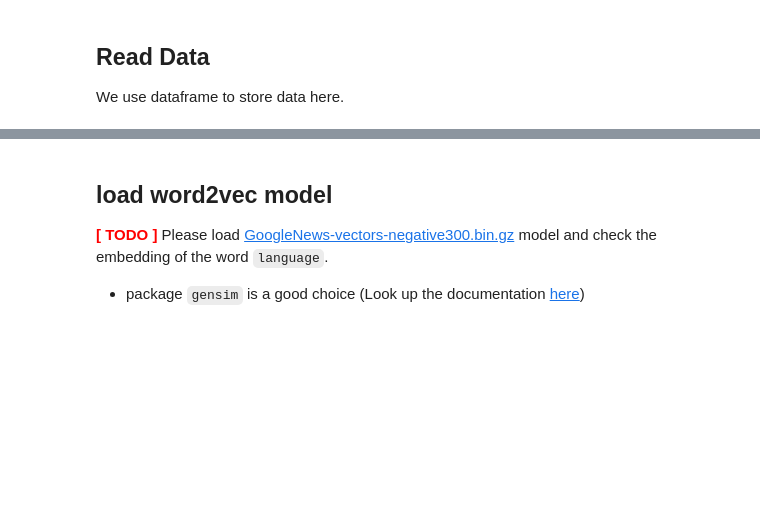
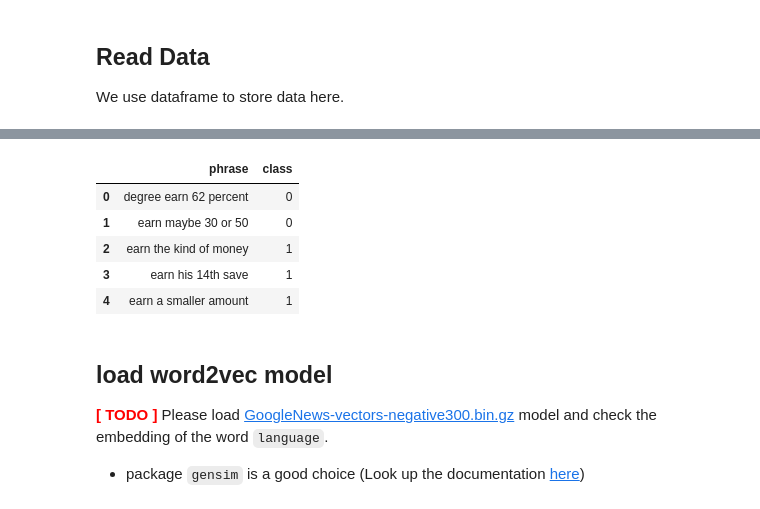
Before and after one commit to phogbinh/1111-nlp, a Jupyter notebook: hw4/hw4.ipynb, the cells around one changed output, grey strips where cells are left out. Drawn from its saved outputs; the diff is of its cells as text; code cells hidden in the pictures; blank space fills up the shorter version.

```diff
--- a/hw4/hw4.ipynb
+++ b/hw4/hw4.ipynb
@@ -47,3 +41,13 @@ print(test.head())
+# %%
+test = loadData("test.tsv")
+test.head()
+# %% [output]
+|  | phrase | class |
+| 0 | degree earn 62 percent | 0 |
+| 1 | earn maybe 30 or 50 | 0 |
+| 2 | earn the kind of money | 1 |
+| 3 | earn his 14th save | 1 |
+| 4 | earn a smaller amount | 1 |
 # %% [markdown]
 ## load word2vec model
 <font color="red">**[ TODO ]**</font> Please load [GoogleNews-vectors-negative300.bin.gz](https://drive.google.com/file/d/0B7XkCwpI5KDYNlNUTTlSS21pQmM/edit?resourcekey=0-wjGZdNAUop6WykTtMip30g) model and check the embedding of the word `language`.
```
Also changed, not shown: parts of 32 cells of this notebook.
